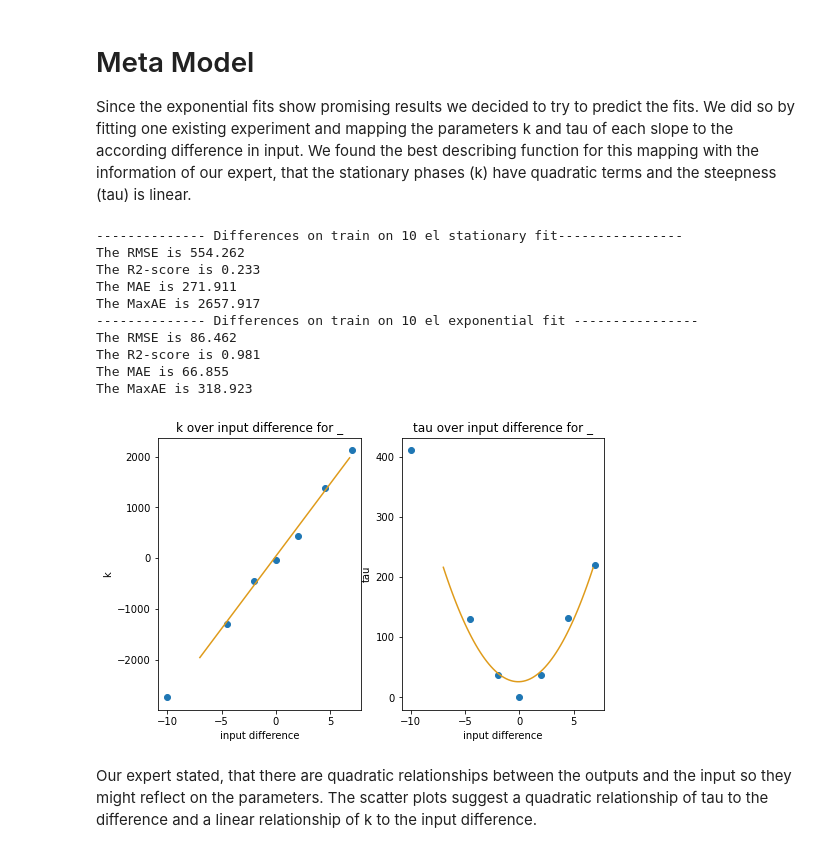
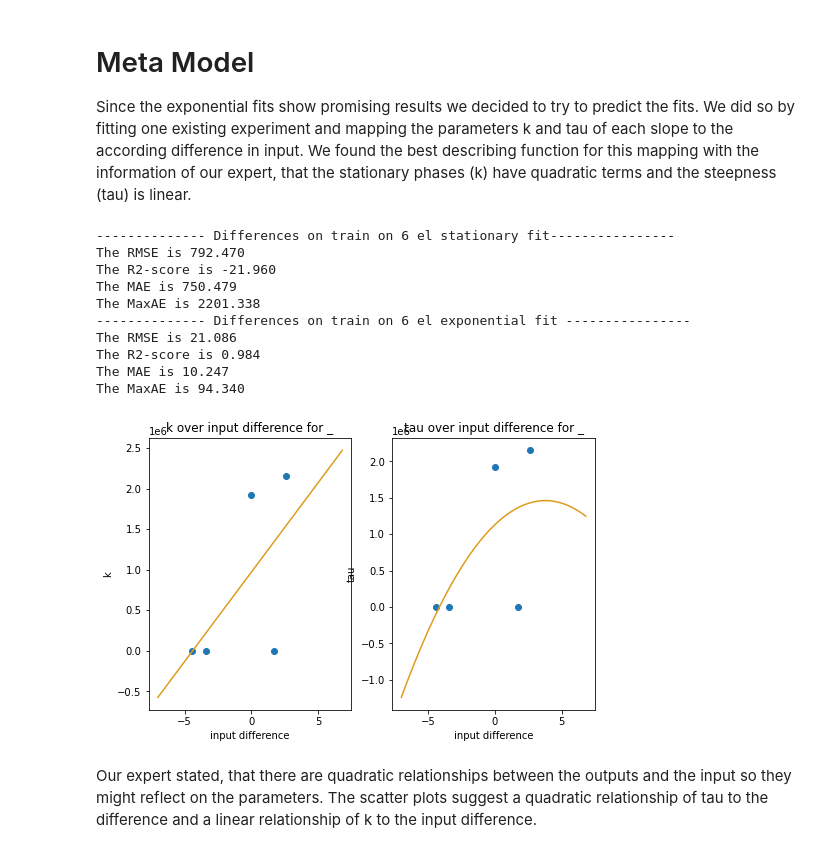
Before and after one commit to Energy-Theory-Guided-Data-Science/Gas-Turbine, a Jupyter notebook: Code/04_Naive_Approach.ipynb, the cells around one changed output. Cells and saved outputs as stored; diff of their text form; code cells hidden in the pictures.

```diff
--- a/Code/04_Naive_Approach.ipynb
+++ b/Code/04_Naive_Approach.ipynb
@@ -57,11 +55,12 @@ for exp in experiments:
+# %%
+OPEN_SYNTHETIC = '../Data/Synthetic_Data/Without_Noise/Sample_Ratio_1/quadratic_40_0_linear_1'
 # %%
-# experiments = gf.load_synthetic(OPEN_SYNTHETIC, length = 20)
-# names = [str(x+1) for x in range(len(experiments)-1)]
-# names.append("hand")
+experiments = gf.load_synthetic(OPEN_SYNTHETIC, length = 50)
+names = [str(x+1) for x in range(len(experiments)-1)]
+names.append("hand")
 # %% [markdown]
 ### Specify saving folder
 # %%
-image_path = "../Images/Naive_Approach/"
-image_folder = image_path + timestr +"/"
+image_folder = "../Images/Naive_Approach/" + timestr
 gf.check_folder(image_folder)
 # %% [output]
@@ -69,8 +68,7 @@ Creation of directory ../Images/Naive_Approach/2021-05-13_08-40/ successful.
 # %%
-train = "20"
-val = "21"
+train = "6"
+val = "all"
 
-#train_exs = experiments[8:10]
-ex_train = ex_20#gf.use_multiple_experiments(train_exs)
-ex_val = ex_21#gf.use_multiple_experiments(experiments[10:15])
+ex_train = experiments[5]
+ex_val = gf.use_multiple_experiments(experiments[0:])
 #ex_test = #gf.use_multiple_experiments(experiments[15:20])
@@ -260,19 +263,19 @@ def train_meta_modell(train_experiment, train_name):
         models.append(mod)
     return models
 # %%
-models_1 = train_meta_modell(ex_train, "train on 10")
+models_1 = train_meta_modell(ex_train, "train on " + train)
 # %% [output]
--------------- Differences on train on 10 el stationary fit----------------
-The RMSE is 554.262
-The R2-score is 0.233
-The MAE is 271.911
-The MaxAE is 2657.917
--------------- Differences on train on 10 el exponential fit ----------------
-The RMSE is 86.462
-The R2-score is 0.981
-The MAE is 66.855
-The MaxAE is 318.923
+-------------- Differences on train on 6 el stationary fit----------------
+The RMSE is 792.470
+The R2-score is -21.960
+The MAE is 750.479
+The MaxAE is 2201.338
+-------------- Differences on train on 6 el exponential fit ----------------
+The RMSE is 21.086
+The R2-score is 0.984
+The MAE is 10.247
+The MaxAE is 94.340
-[figure, old version]
+[figure, new version]
 # %% [markdown]
 Our expert stated, that there are quadratic relationships between the outputs and the input so they might reflect on the parameters. The scatter plots suggest a quadratic relationship of tau to the difference and a linear relationship of k to the input difference.
 # %% [markdown]
```
Also changed, not shown: parts of 8 cells of this notebook, 19 other files.
